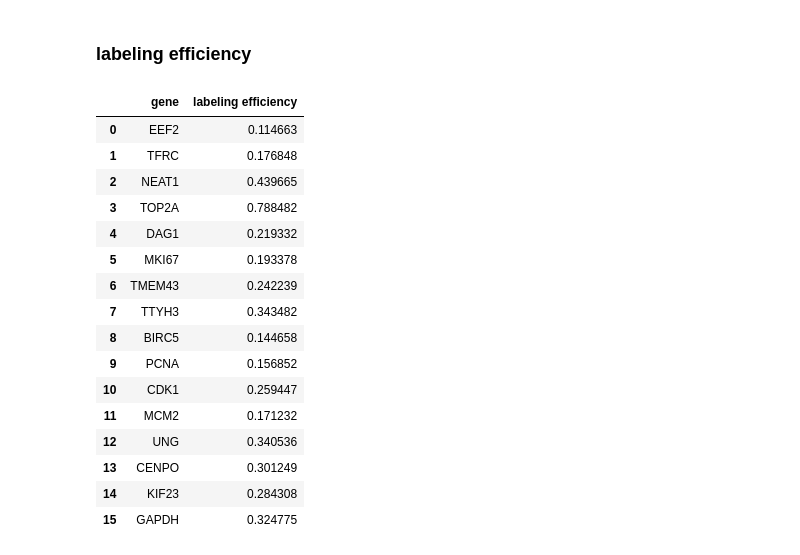
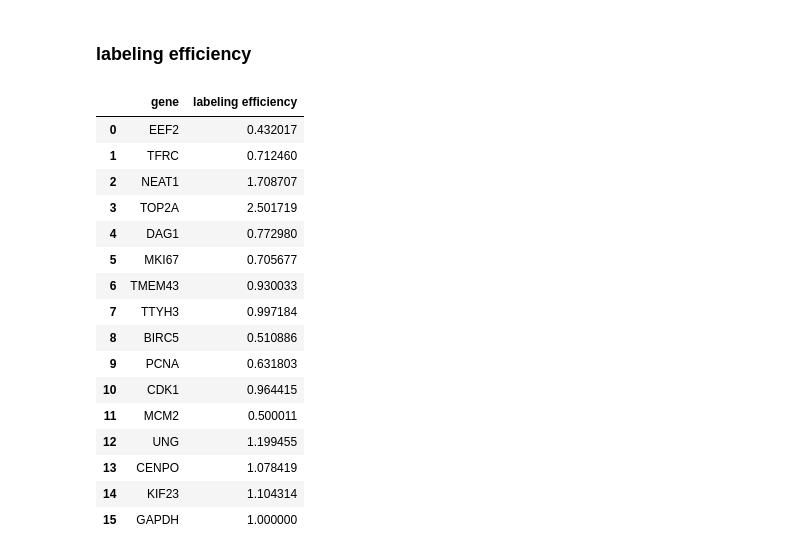
Before and after one commit to wanglab-broad/TEMPOmap, a Jupyter notebook: revision/reads/detection&label_efficiency.ipynb, the cells around one changed output. Saved outputs shown, nothing was run; the diff lists cells and outputs as text; code cells hidden in the pictures.

```diff
--- a/revision/reads/detection&label_efficiency.ipynb
+++ b/revision/reads/detection&label_efficiency.ipynb
@@ -58,3 +73,7 @@ adata.obs
 3670 rows × 11 columns
 # %% [markdown]
 ### detection efficiency
+# %%
+# normalize to GADPH counts
+X_gadph_normalized = adata.X / (np.reshape(adata.X[:,15], (adata.X.shape[0],1)))
+X_gadph_normalized.shape
@@ -61,5 +82,5 @@ adata.obs
 # %%
-avg_20h = np.mean(adata.X[adata.obs['sample']==1], axis=0)
-avg_star = np.mean(adata.X[adata.obs['sample']==7], axis=0)
+avg_20h = np.mean(X_gadph_normalized[adata.obs['sample']==1], axis=0)
+avg_star = np.mean(X_gadph_normalized[adata.obs['sample']==7], axis=0)
 detec_effi = avg_20h / avg_star
 # %%
@@ -100,24 +112,26 @@ sns.histplot(detec_effi)
 # %% [markdown]
 ### labeling efficiency
 # %%
-avg_1h = np.mean(adata.X[adata.obs['sample']==6], axis=0)
+avg_1h = np.mean(X_gadph_normalized[adata.obs['sample']==6], axis=0)
+label_effi = avg_1h / avg_20h
 # %%
-pd.DataFrame(zip(adata.var.index, avg_1h / avg_20h), columns=['gene', 'labeling efficiency'])
+df_label = pd.DataFrame(zip(adata.var.index, avg_1h / avg_20h), columns=['gene', 'labeling efficiency'])
+df_label
 # %% [output]
 |  | gene | labeling efficiency |
-| 0 | EEF2 | 0.114663 |
-| 1 | TFRC | 0.176848 |
-| 2 | NEAT1 | 0.439665 |
-| 3 | TOP2A | 0.788482 |
-| 4 | DAG1 | 0.219332 |
-| 5 | MKI67 | 0.193378 |
-| 6 | TMEM43 | 0.242239 |
-| 7 | TTYH3 | 0.343482 |
-| 8 | BIRC5 | 0.144658 |
-| 9 | PCNA | 0.156852 |
-| 10 | CDK1 | 0.259447 |
-| 11 | MCM2 | 0.171232 |
-| 12 | UNG | 0.340536 |
-| 13 | CENPO | 0.301249 |
-| 14 | KIF23 | 0.284308 |
-| 15 | GAPDH | 0.324775 |
+| 0 | EEF2 | 0.432017 |
+| 1 | TFRC | 0.712460 |
+| 2 | NEAT1 | 1.708707 |
+| 3 | TOP2A | 2.501719 |
+| 4 | DAG1 | 0.772980 |
+| 5 | MKI67 | 0.705677 |
+| 6 | TMEM43 | 0.930033 |
+| 7 | TTYH3 | 0.997184 |
+| 8 | BIRC5 | 0.510886 |
+| 9 | PCNA | 0.631803 |
+| 10 | CDK1 | 0.964415 |
+| 11 | MCM2 | 0.500011 |
+| 12 | UNG | 1.199455 |
+| 13 | CENPO | 1.078419 |
+| 14 | KIF23 | 1.104314 |
+| 15 | GAPDH | 1.000000 |
```
Also changed, not shown: parts of 12 cells of this notebook, 3 other files.
